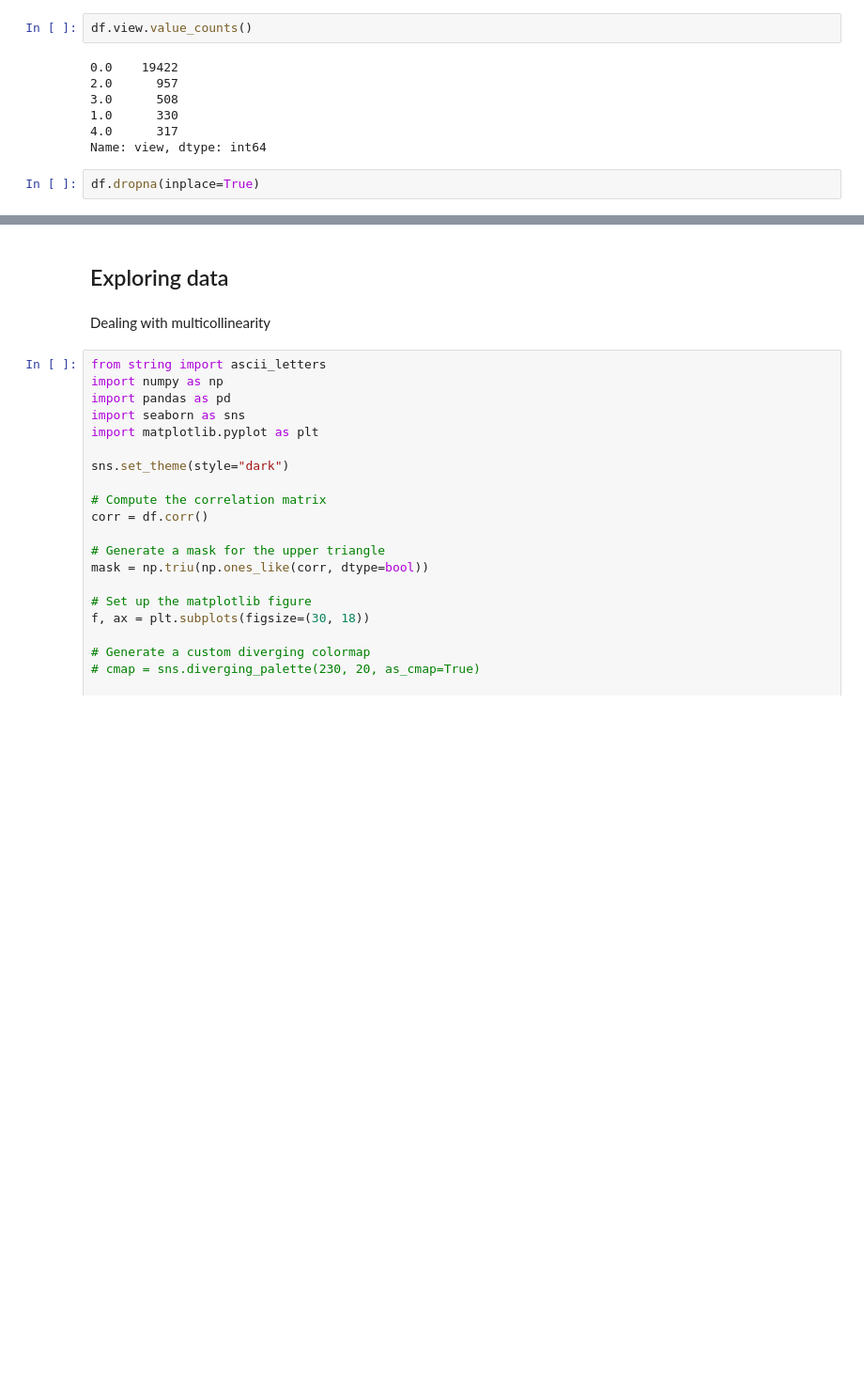
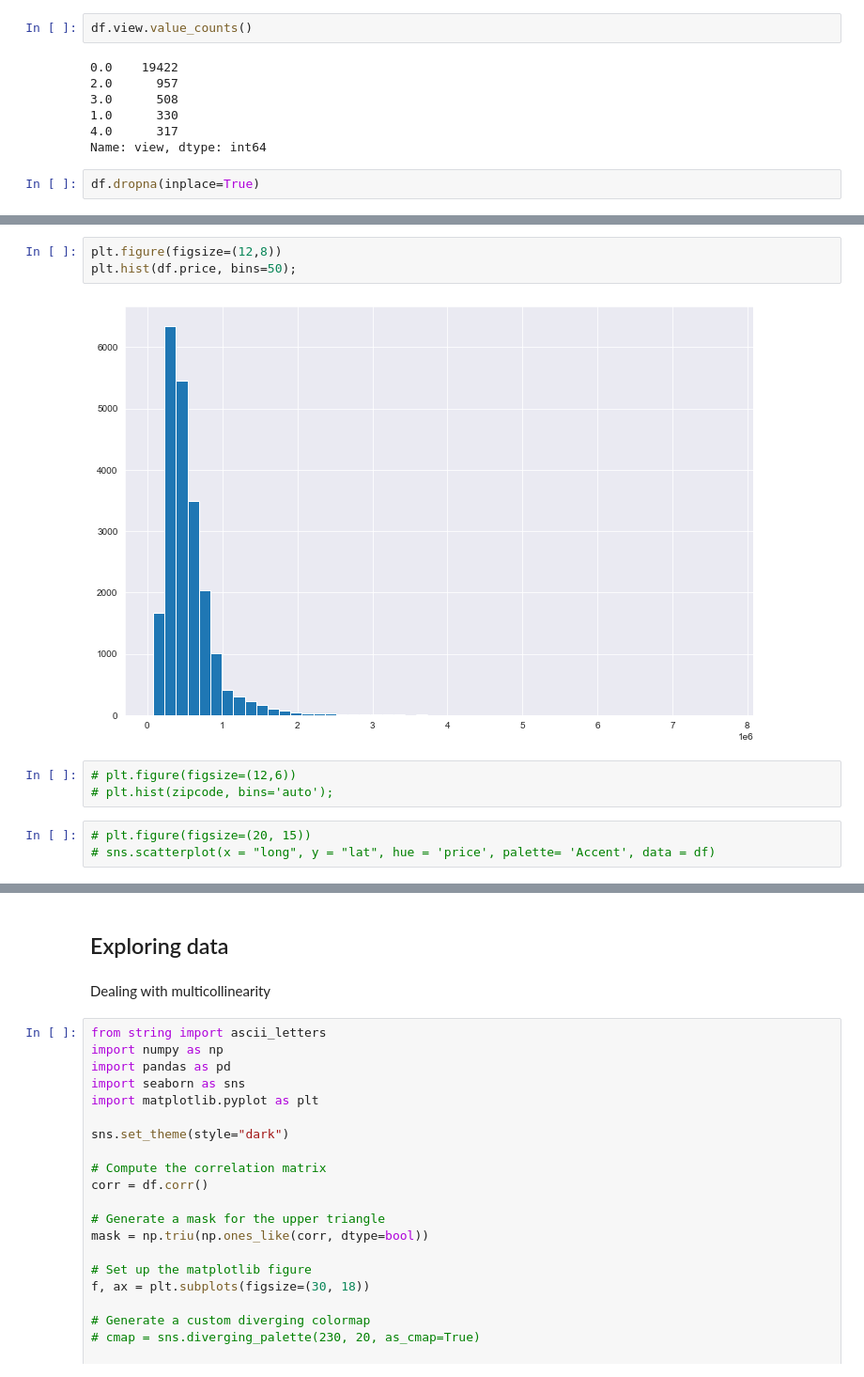
Before and after one commit to Milenaafeworki/house_sale_model, a Jupyter notebook: notebook.ipynb, the cells around one changed output, grey strips where cells are left out. Shown at 94% size. Drawn from its saved outputs; the diff is of its cells as text; blank space fills up the shorter version.

```diff
--- a/notebook.ipynb
+++ b/notebook.ipynb
@@ -695,0 +703,11 @@ ok, now our data looks all clean. Moving on to the next step would be to explore
+# %%
+plt.figure(figsize=(12,8))
+plt.hist(df.price, bins=50);
+# %% [output]
+[figure, added]
+# %%
+# plt.figure(figsize=(12,6))
+# plt.hist(zipcode, bins='auto');
+# %%
+# plt.figure(figsize=(20, 15))
+# sns.scatterplot(x = "long", y = "lat", hue = 'price', palette= 'Accent', data = df)
```
Also changed, not shown: parts of 95 cells of this notebook, 3 other files.
